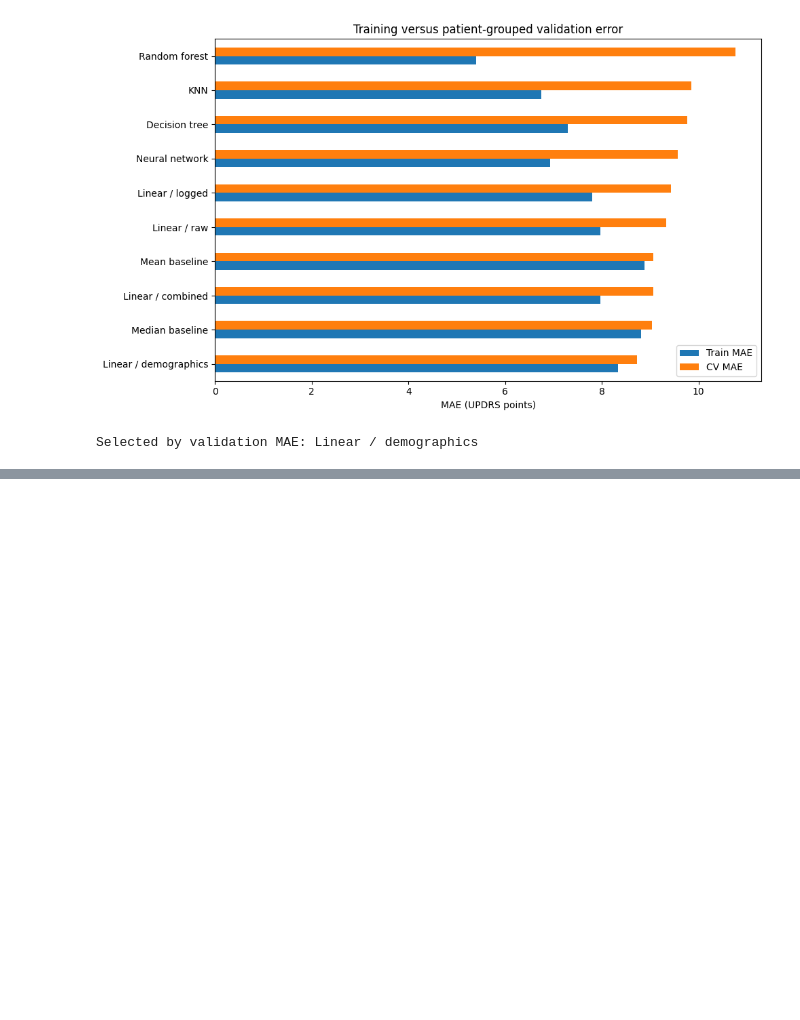
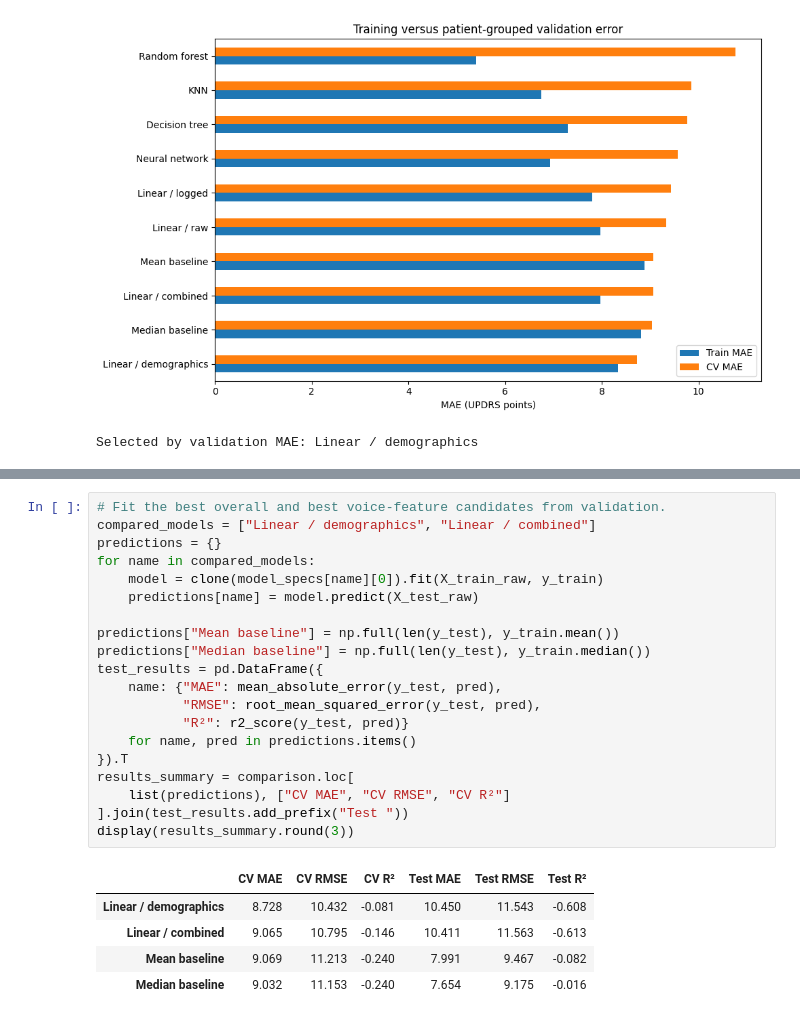
Before and after one commit to Lukedhenderson/parkinsons, a Jupyter notebook: final.ipynb, the cells around one changed output, grey strips where cells are left out. Drawn from its saved outputs; the diff is of its cells as text; blank space fills up the shorter version.

```diff
--- a/final.ipynb
+++ b/final.ipynb
@@ -850,0 +693,26 @@ The selected model then lost to both constant baselines on the retained test spl
+# %%
+# Fit the best overall and best voice-feature candidates from validation.
+compared_models = ["Linear / demographics", "Linear / combined"]
+predictions = {}
+for name in compared_models:
+    model = clone(model_specs[name][0]).fit(X_train_raw, y_train)
+    predictions[name] = model.predict(X_test_raw)
+
+predictions["Mean baseline"] = np.full(len(y_test), y_train.mean())
+predictions["Median baseline"] = np.full(len(y_test), y_train.median())
+test_results = pd.DataFrame({
+    name: {"MAE": mean_absolute_error(y_test, pred),
+           "RMSE": root_mean_squared_error(y_test, pred),
+           "R²": r2_score(y_test, pred)}
+    for name, pred in predictions.items()
+}).T
+results_summary = comparison.loc[
+    list(predictions), ["CV MAE", "CV RMSE", "CV R²"]
+].join(test_results.add_prefix("Test "))
+display(results_summary.round(3))
+# %% [output]
+|  | CV MAE | CV RMSE | CV R² | Test MAE | Test RMSE | Test R² |
+| Linear / demographics | 8.728 | 10.432 | -0.081 | 10.450 | 11.543 | -0.608 |
+| Linear / combined | 9.065 | 10.795 | -0.146 | 10.411 | 11.563 | -0.613 |
+| Mean baseline | 9.069 | 11.213 | -0.240 | 7.991 | 9.467 | -0.082 |
+| Median baseline | 9.032 | 11.153 | -0.240 | 7.654 | 9.175 | -0.016 |
```
Also changed, not shown: parts of 24 cells of this notebook, 9 other files.
